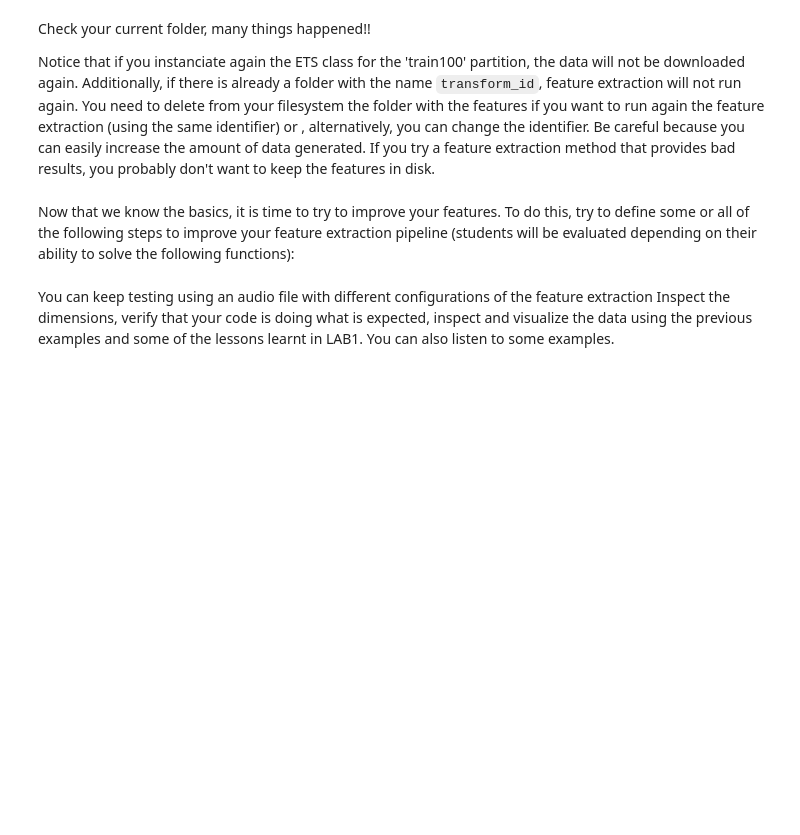
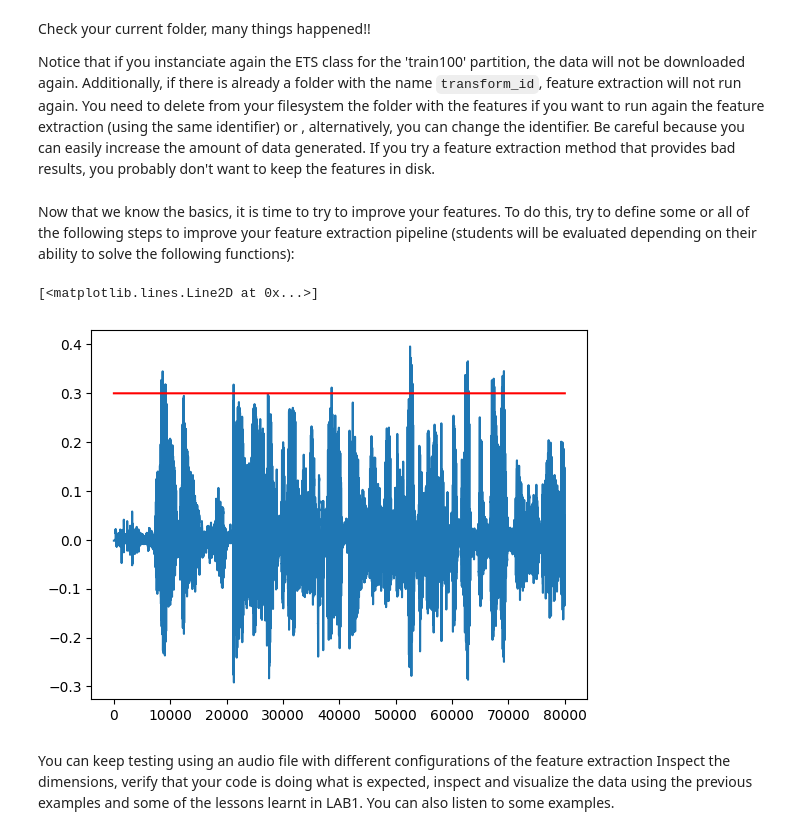
Before and after one commit to piotrmigdalek/spoken-language-processing-23-24-IST, a Jupyter notebook: slp-lab2/lab2_part1.ipynb, the cells around one changed output. Drawn from its saved outputs; the diff is of its cells as text; code cells hidden in the pictures; blank space fills up the shorter version.

```diff
--- a/slp-lab2/lab2_part1.ipynb
+++ b/slp-lab2/lab2_part1.ipynb
@@ -248,14 +256,17 @@ def compute_vad(features, energy=None, y=None):
 # %%
 # The second returned expression of the VAD function is expected to be a boolean vector
 # of one True or False, one per frame of the feature matrix. You can see the output of it and verify
 # if it's doing what is expected (removing low energy features)
-raise CheckThisCell ## <---- Remove this after completeing/checking this cell
+#raise CheckThisCell ## <---- Remove this after completeing/checking this cell
 
 from functools import reduce
 
 mfcc_wo_vad, vad = compute_vad(mfcc,y=audio)
 plt.plot(audio[:5*16000])
 plt.plot(reduce(lambda a,b:a+b, ((0.3,)*160 if s else (0,)*160 for s in vad[:500])), 'r')
+# %% [output]
+[<matplotlib.lines.Line2D at 0x...>]
+[figure, added]
 # %% [markdown]
 You can keep testing using an audio file with different configurations of the feature extraction Inspect the dimensions, verify that your code is doing what is expected, inspect and visualize the data using the previous examples and some of the lessons learnt in LAB1. You can also listen to some examples.
 # %%
```
Also changed, not shown: parts of 22 cells of this notebook, 2 other files.
